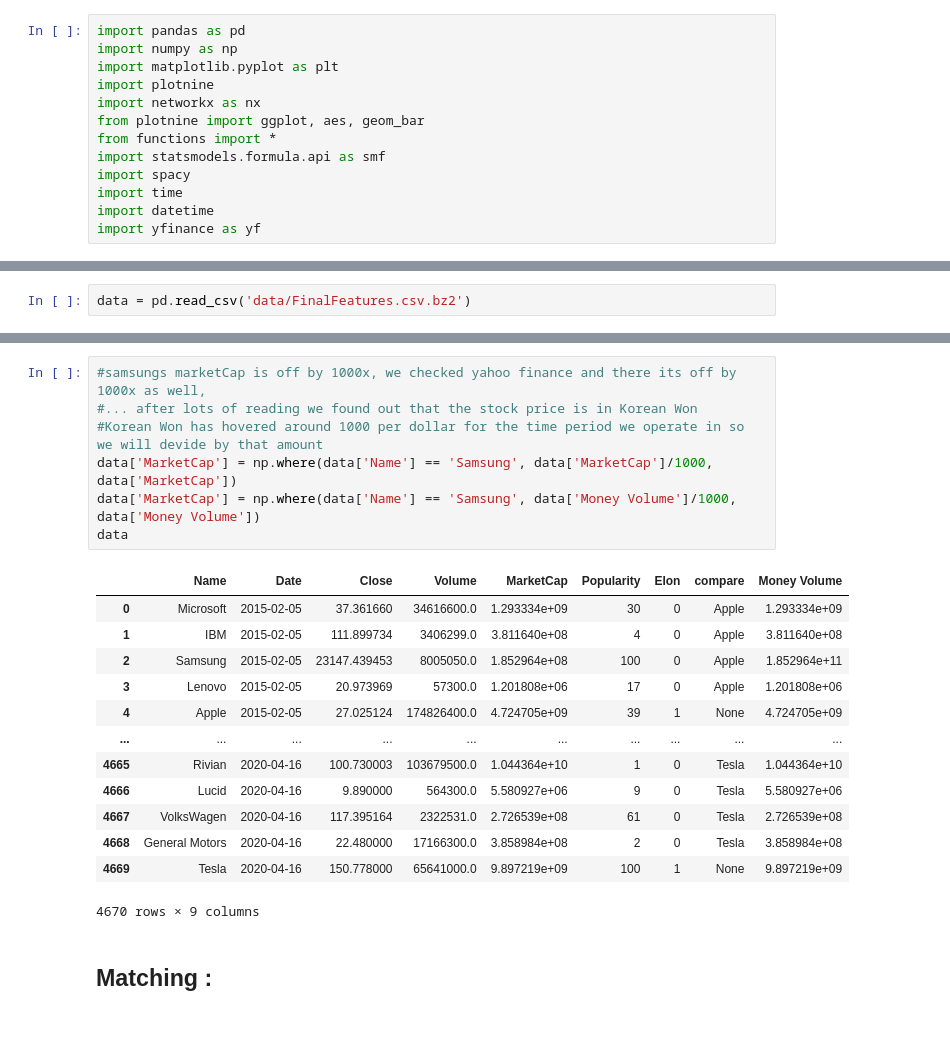
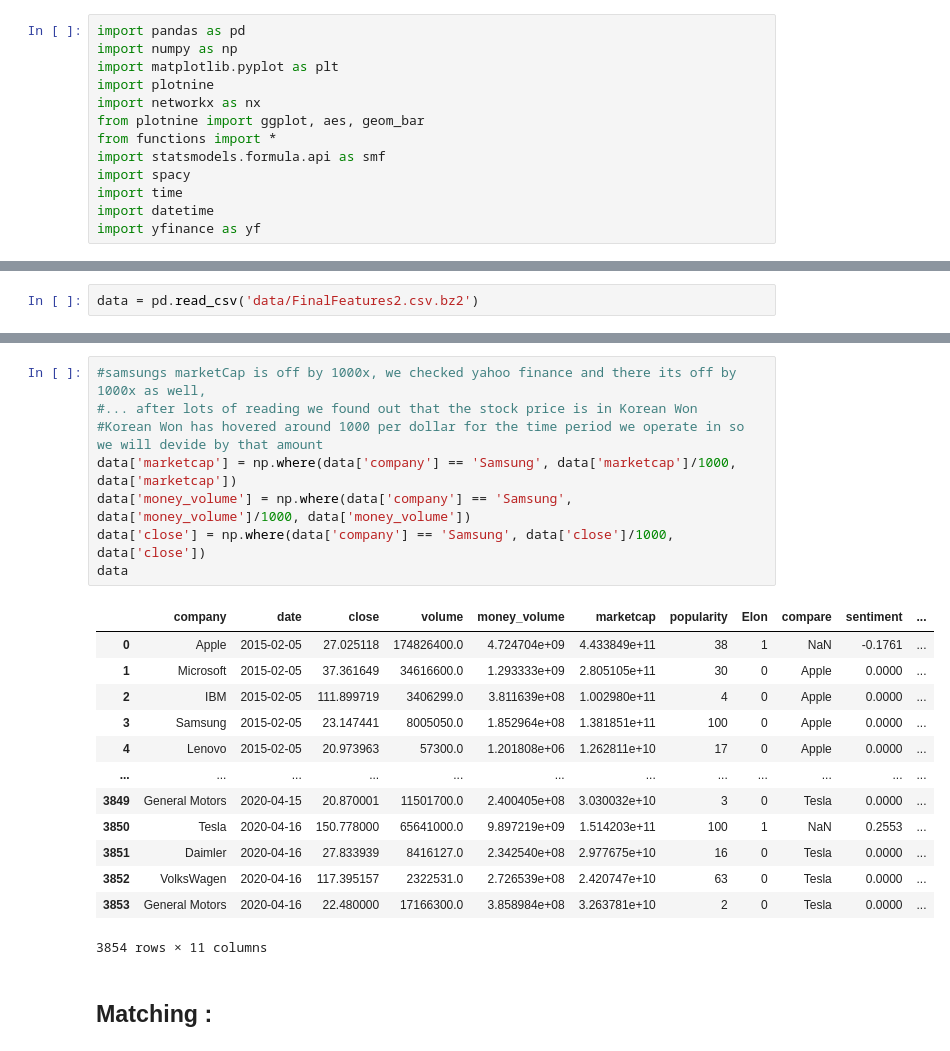
Before and after one commit to LobsterChampage/ada-2021-project-madagascar, a Jupyter notebook: Observational study t-test.ipynb, the cells around one changed output, grey strips where cells are left out. Saved outputs shown, nothing was run; the diff lists cells and outputs as text.

```diff
--- a/Observational study t-test.ipynb
+++ b/Observational study t-test.ipynb
@@ -19,5 +20,5 @@ from financials import *
 # %%
-data = pd.read_csv('data/FinalFeatures.csv.bz2')
+data = pd.read_csv('data/FinalFeatures2.csv.bz2')
 # %%
 data
 # %% [output]
@@ -37,24 +38,25 @@ data
 # %%
 #samsungs marketCap is off by 1000x, we checked yahoo finance and there its off by 1000x as well,
 #... after lots of reading we found out that the stock price is in Korean Won
 #Korean Won has hovered around 1000 per dollar for the time period we operate in so we will devide by that amount
-data['MarketCap'] = np.where(data['Name'] == 'Samsung', data['MarketCap']/1000, data['MarketCap'])
-data['MarketCap'] = np.where(data['Name'] == 'Samsung', data['Money Volume']/1000, data['Money Volume'])
+data['marketcap'] = np.where(data['company'] == 'Samsung', data['marketcap']/1000, data['marketcap'])
+data['money_volume'] = np.where(data['company'] == 'Samsung', data['money_volume']/1000, data['money_volume'])
+data['close'] = np.where(data['company'] == 'Samsung', data['close']/1000, data['close'])
 data
 # %% [output]
-|  | Name | Date | Close | Volume | MarketCap | Popularity | Elon | compare | Money Volume |
-| 0 | Microsoft | 2015-02-05 | 37.361660 | 34616600.0 | 1.293334e+09 | 30 | 0 | Apple | 1.293334e+09 |
-| 1 | IBM | 2015-02-05 | 111.899734 | 3406299.0 | 3.811640e+08 | 4 | 0 | Apple | 3.811640e+08 |
-| 2 | Samsung | 2015-02-05 | 23147.439453 | 8005050.0 | 1.852964e+08 | 100 | 0 | Apple | 1.852964e+11 |
-| 3 | Lenovo | 2015-02-05 | 20.973969 | 57300.0 | 1.201808e+06 | 17 | 0 | Apple | 1.201808e+06 |
-| 4 | Apple | 2015-02-05 | 27.025124 | 174826400.0 | 4.724705e+09 | 39 | 1 | None | 4.724705e+09 |
-| ... | ... | ... | ... | ... | ... | ... | ... | ... | ... |
-| 4665 | Rivian | 2020-04-16 | 100.730003 | 103679500.0 | 1.044364e+10 | 1 | 0 | Tesla | 1.044364e+10 |
-| 4666 | Lucid | 2020-04-16 | 9.890000 | 564300.0 | 5.580927e+06 | 9 | 0 | Tesla | 5.580927e+06 |
-| 4667 | VolksWagen | 2020-04-16 | 117.395164 | 2322531.0 | 2.726539e+08 | 61 | 0 | Tesla | 2.726539e+08 |
-| 4668 | General Motors | 2020-04-16 | 22.480000 | 17166300.0 | 3.858984e+08 | 2 | 0 | Tesla | 3.858984e+08 |
-| 4669 | Tesla | 2020-04-16 | 150.778000 | 65641000.0 | 9.897219e+09 | 100 | 1 | None | 9.897219e+09 |
+|  | company | date | close | volume | money_volume | marketcap | popularity | Elon | compare | sentiment | ... |
+| 0 | Apple | 2015-02-05 | 27.025118 | 174826400.0 | 4.724704e+09 | 4.433849e+11 | 38 | 1 | NaN | -0.1761 | ... |
+| 1 | Microsoft | 2015-02-05 | 37.361649 | 34616600.0 | 1.293333e+09 | 2.805105e+11 | 30 | 0 | Apple | 0.0000 | ... |
+| 2 | IBM | 2015-02-05 | 111.899719 | 3406299.0 | 3.811639e+08 | 1.002980e+11 | 4 | 0 | Apple | 0.0000 | ... |
+| 3 | Samsung | 2015-02-05 | 23.147441 | 8005050.0 | 1.852964e+08 | 1.381851e+11 | 100 | 0 | Apple | 0.0000 | ... |
+| 4 | Lenovo | 2015-02-05 | 20.973963 | 57300.0 | 1.201808e+06 | 1.262811e+10 | 17 | 0 | Apple | 0.0000 | ... |
+| ... | ... | ... | ... | ... | ... | ... | ... | ... | ... | ... | ... |
+| 3849 | General Motors | 2020-04-15 | 20.870001 | 11501700.0 | 2.400405e+08 | 3.030032e+10 | 3 | 0 | Tesla | 0.0000 | ... |
+| 3850 | Tesla | 2020-04-16 | 150.778000 | 65641000.0 | 9.897219e+09 | 1.514203e+11 | 100 | 1 | NaN | 0.2553 | ... |
+| 3851 | Daimler | 2020-04-16 | 27.833939 | 8416127.0 | 2.342540e+08 | 2.977675e+10 | 16 | 0 | Tesla | 0.0000 | ... |
+| 3852 | VolksWagen | 2020-04-16 | 117.395157 | 2322531.0 | 2.726539e+08 | 2.420747e+10 | 63 | 0 | Tesla | 0.0000 | ... |
+| 3853 | General Motors | 2020-04-16 | 22.480000 | 17166300.0 | 3.858984e+08 | 3.263781e+10 | 2 | 0 | Tesla | 0.0000 | ... |
-4670 rows × 9 columns
+3854 rows × 11 columns
 # %% [markdown]
 ## Matching :
 # %%
```
Also changed, not shown: parts of 36 cells of this notebook, 1 other file.
